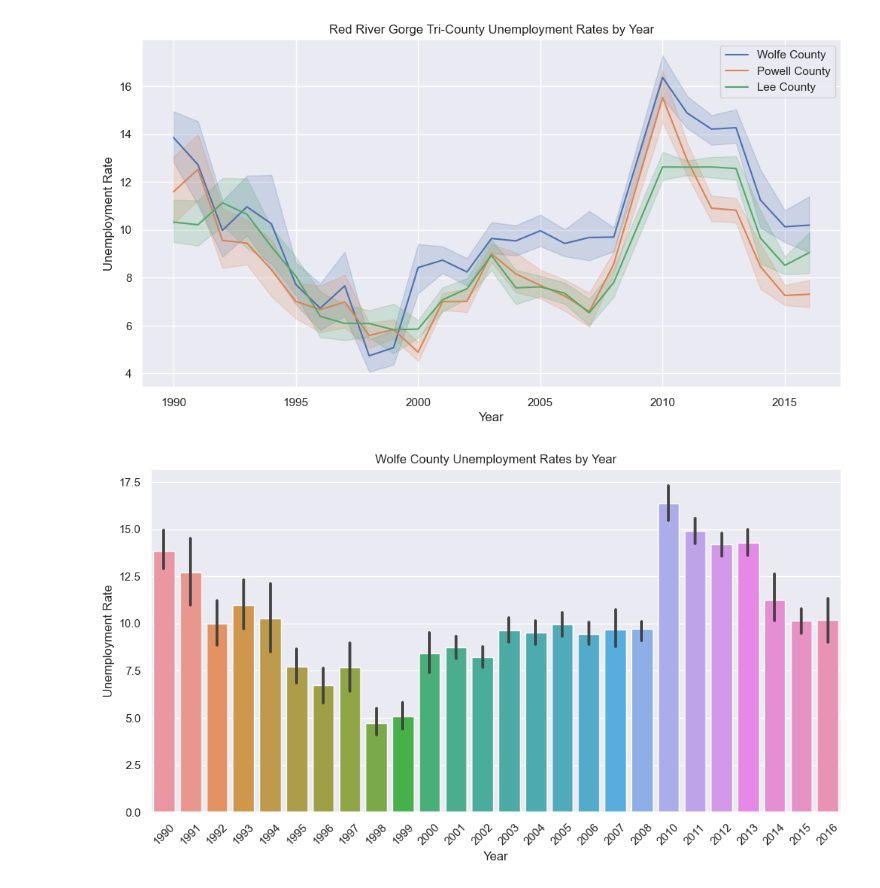
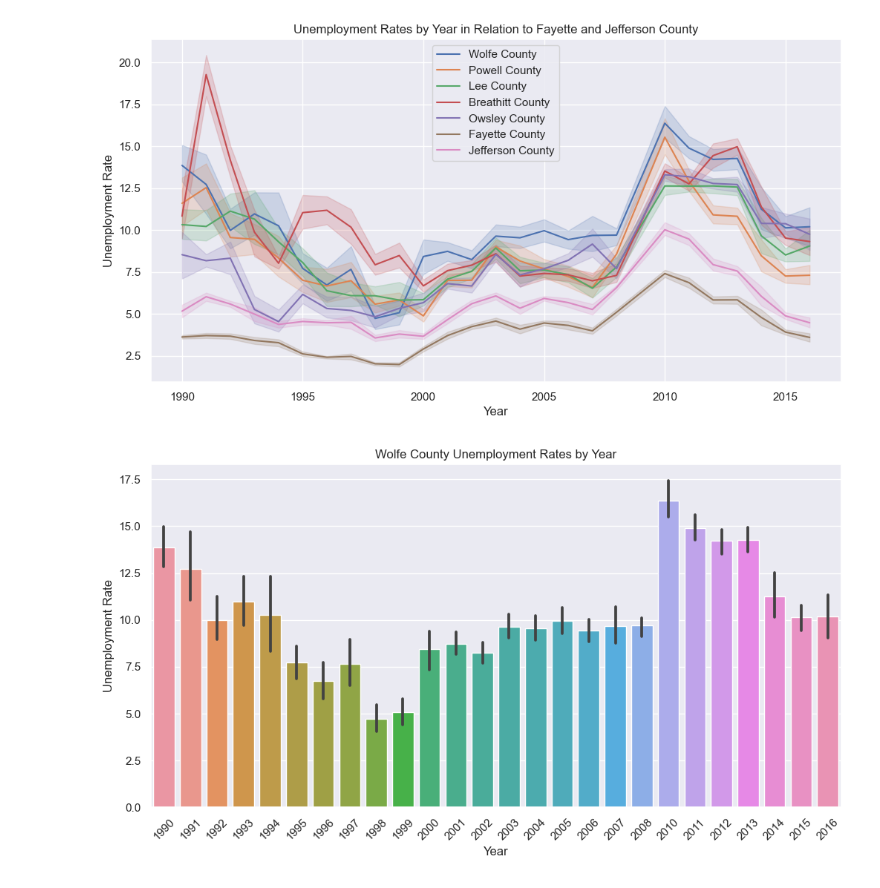
Before and after one commit to jsphotos205/last_of_us, a Jupyter notebook: unemployment csv/unemployment.ipynb, the cells around one changed output. Cells and saved outputs as stored; diff of their text form; code cells hidden in the pictures.

```diff
--- a/unemployment csv/unemployment.ipynb
+++ b/unemployment csv/unemployment.ipynb
@@ -17,15 +17,36 @@ kentucky = df[(df.values.ravel() == 'Kentucky').reshape(df.shape).any(1)]
 wolfe = kentucky[(kentucky.values.ravel() == 'Wolfe County').reshape(kentucky.shape).any(1)]
 powell = kentucky[(kentucky.values.ravel() == 'Powell County').reshape(kentucky.shape).any(1)]
 lee = kentucky[(kentucky.values.ravel() == 'Lee County').reshape(kentucky.shape).any(1)]
+breathitt = kentucky[(kentucky.values.ravel() == 'Breathitt County').reshape(kentucky.shape).any(1)]
+owsley = kentucky[(kentucky.values.ravel() == 'Owsley County').reshape(kentucky.shape).any(1)]
+
+#as a control we could use Fayette county (lexington) and Jefferson county (louisville)
+fayette = kentucky[(kentucky.values.ravel() == 'Fayette County').reshape(kentucky.shape).any(1)]
+jefferson = kentucky[(kentucky.values.ravel() == 'Jefferson County').reshape(kentucky.shape).any(1)]
 
 wolfe_year = wolfe['Year']
 powell_year = powell['Year']
 lee_year = lee['Year']
+breathitt_year = breathitt['Year']
+owsley_year = owsley['Year']
+
+fayette_year =fayette['Year']
+jefferson_year =jefferson['Year']
 
 wolfe_month = wolfe['Month']
 powell_month = powell['Month']
 lee_month = lee['Month']
+breathitt_month = breathitt['Month']
+owsley_month = owsley['Month']
+
+fayette_month = fayette['Month']
+jefferson_month = jefferson['Month']
 
 wolfe_unemployment_rate = wolfe['Rate']
 powell_unemployment_rate = powell['Rate']
 lee_unemployment_rate = lee['Rate']
+breathitt_unemployment_rate = breathitt['Rate']
+owsley_unemployment_rate = owsley['Rate']
+
+fayette_unemployment_rate = fayette['Rate']
+jefferson_unemployment_rate = jefferson['Rate']
@@ -32,18 +66,25 @@ lee_unemployment_rate = lee['Rate']
 # %%
-#create linegraph that shows unemployment rates in tri county area
+#create linegraph that shows unemployment rates in counties surrounding the red river gorge area
 #want to look at contributing factors for unemployment from other data sources as well as contributing factors that increases employment in said areas
+#use of jefferson and fayette as realtion to large kentucky city
+
 plt.figure(figsize=(12,6))
 
 sns.lineplot(x=wolfe_year, y = wolfe_unemployment_rate, data= wolfe_unemployment_rate, label='Wolfe County')
 sns.lineplot(x=powell_year, y = powell_unemployment_rate, data=powell_unemployment_rate, label='Powell County')
 sns.lineplot(x=lee_year, y=lee_unemployment_rate, data=lee_unemployment_rate, label='Lee County')
-plt.title('Red River Gorge Tri-County Unemployment Rates by Year')
+sns.lineplot(x=breathitt_year, y=breathitt_unemployment_rate, data=breathitt_unemployment_rate, label='Breathitt County')
+sns.lineplot(x=owsley_year, y=owsley_unemployment_rate, data=owsley_unemployment_rate, label='Owsley County')
+sns.lineplot(x=fayette_year, y=fayette_unemployment_rate, data=fayette_unemployment_rate, label='Fayette County')
+sns.lineplot(x=jefferson_year, y=jefferson_unemployment_rate, data=jefferson_unemployment_rate, label='Jefferson County')
+
+plt.title('Unemployment Rates by Year in Relation to Fayette and Jefferson County')
 plt.xlabel('Year')
 plt.ylabel('Unemployment Rate')
 plt.legend(loc='best')
 plt.show()
 # %% [output]
-[figure, old version]
+[figure, new version]
 # %%
 plt.figure(figsize=(12,6))
 sns.barplot(x=wolfe_year, y=wolfe_unemployment_rate, data=wolfe_unemployment_rate)
```
Also changed, not shown: parts of 10 cells of this notebook, 1 other file.
